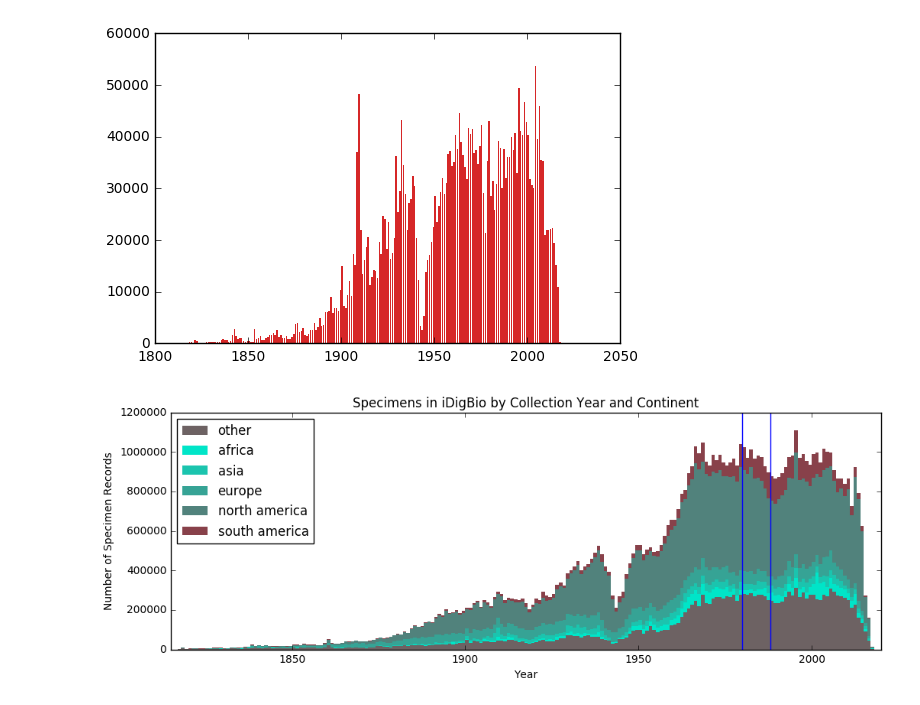
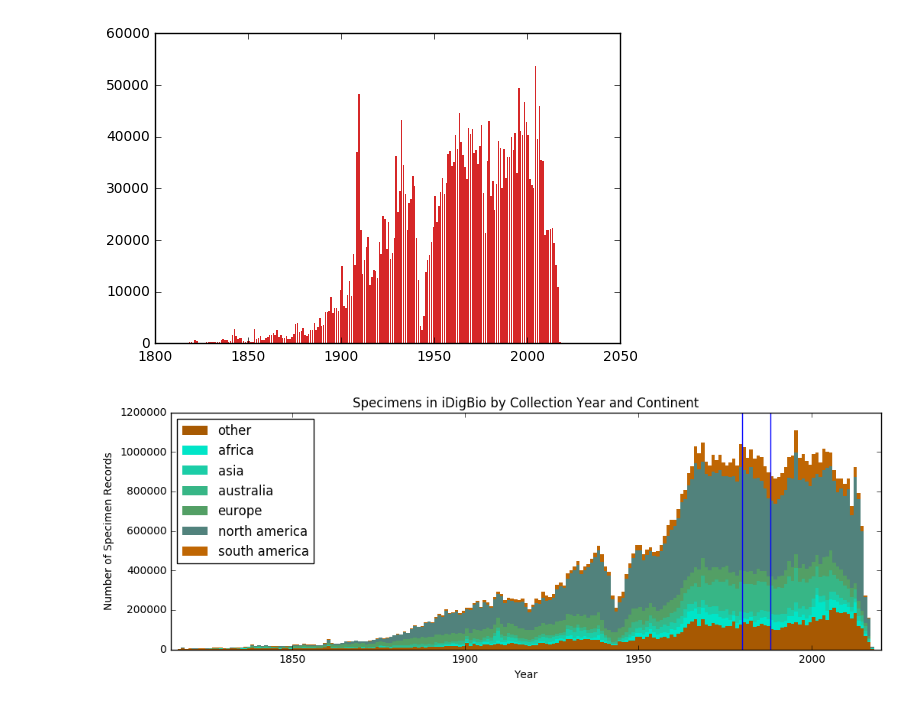
Before and after one commit to bio-guoda/guoda-examples, a Jupyter notebook: collection_date_graph/iDigBio_Specimens_Collected_Over_Time.ipynb, the cells around one changed output. Saved outputs shown, nothing was run; the diff lists cells and outputs as text; code cells hidden in the pictures.

Commit message:
Trouble with 'austrailia'.

```diff
--- a/collection_date_graph/iDigBio_Specimens_Collected_Over_Time.ipynb
+++ b/collection_date_graph/iDigBio_Specimens_Collected_Over_Time.ipynb
@@ -100,7 +100,7 @@ yc_sum.head(10)
 # %% [markdown]
 We're going to have to fix some data!
 # %%
-continents = set(["africa", "asia", "austrailia", "europe", "north america", "south america"])
+continents = set(["africa", "asia", "australia", "europe", "north america", "south america"])
 def fix_continent(c):
     if c in continents:
         return c
@@ -201,33 +202,40 @@ p1 = plt.bar(pandas_yc_cross['yearcollected_fixed'],
 import pandas as pd
 import numpy as np
 continents_list = sorted(continents)
 continents_list.insert(0, "other")
-continents_list.remove("austrailia")
-colors = ["#6d6263", "#00e5c8", "#1bc4ae", "#36a395", "#51827c", "#88414a", "#a32031", "#bf0018"]
+# the 100k subset has no australia stuff so graph loop fails
+#continents_list.remove("australia")
+
+# blue -> red
+#colors = ["#6d6263", "#00e5c8", "#1bc4ae", "#36a395", "#51827c", "#88414a", "#a32031", "#bf0018"]
+
+# blue -> orange
+colors = ["#a75902", "#00e5c8", "#1bcda7", "#37b686", "#539f65", "#51827c", "#bf6603"]
+
 plots = []
 bottoms = pd.DataFrame(np.zeros((len(pandas_yc_cross['yearcollected_fixed']), 1)))
 for c in continents_list:
     plots.append(
       plt.bar(pandas_yc_cross['yearcollected_fixed'], pandas_yc_cross[c],
               color=colors[len(plots)], edgecolor='none',
               width=1.0, bottom=bottoms[0])
     )
     bottoms[0] += pandas_yc_cross[c]
     #print(pandas_yc_cross[c])
 
 #print(bottoms)
 
 plt.axvline(x=1980)
 plt.axvline(x=1988)
 
 plt.legend(plots, continents_list, loc=2)
 plt.title("Specimens in iDigBio by Collection Year and Continent")
 plt.ylabel("Number of Specimen Records")
 plt.xlabel("Year")
 axes = plt.gca()
 axes.set_xlim([1815, 2020])
 axes.set_ylim([0, 1200000])
 fig = plt.gcf()
 fig.set_size_inches(12, 4)
 # %% [output]
-[figure, old version]
+[figure, new version]
```
Also changed, not shown: parts of 6 cells of this notebook.
